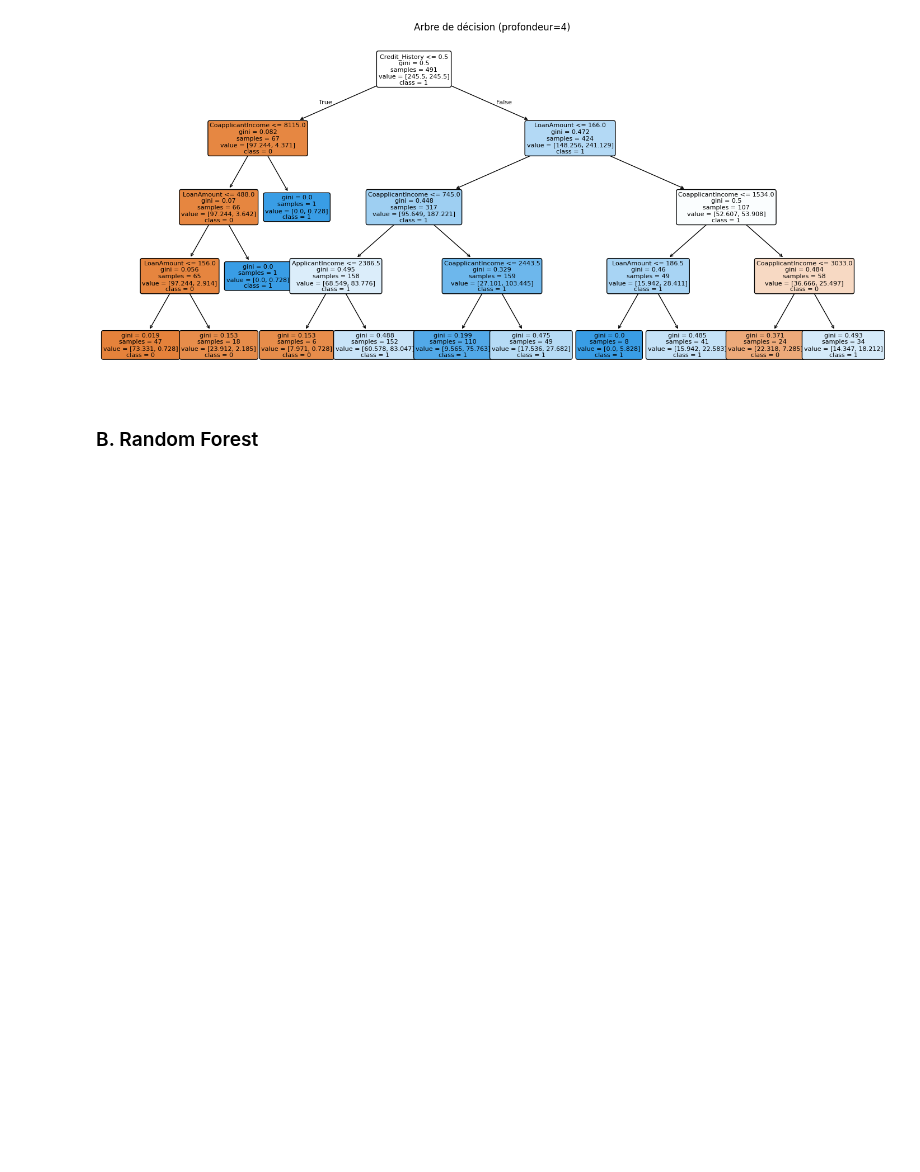
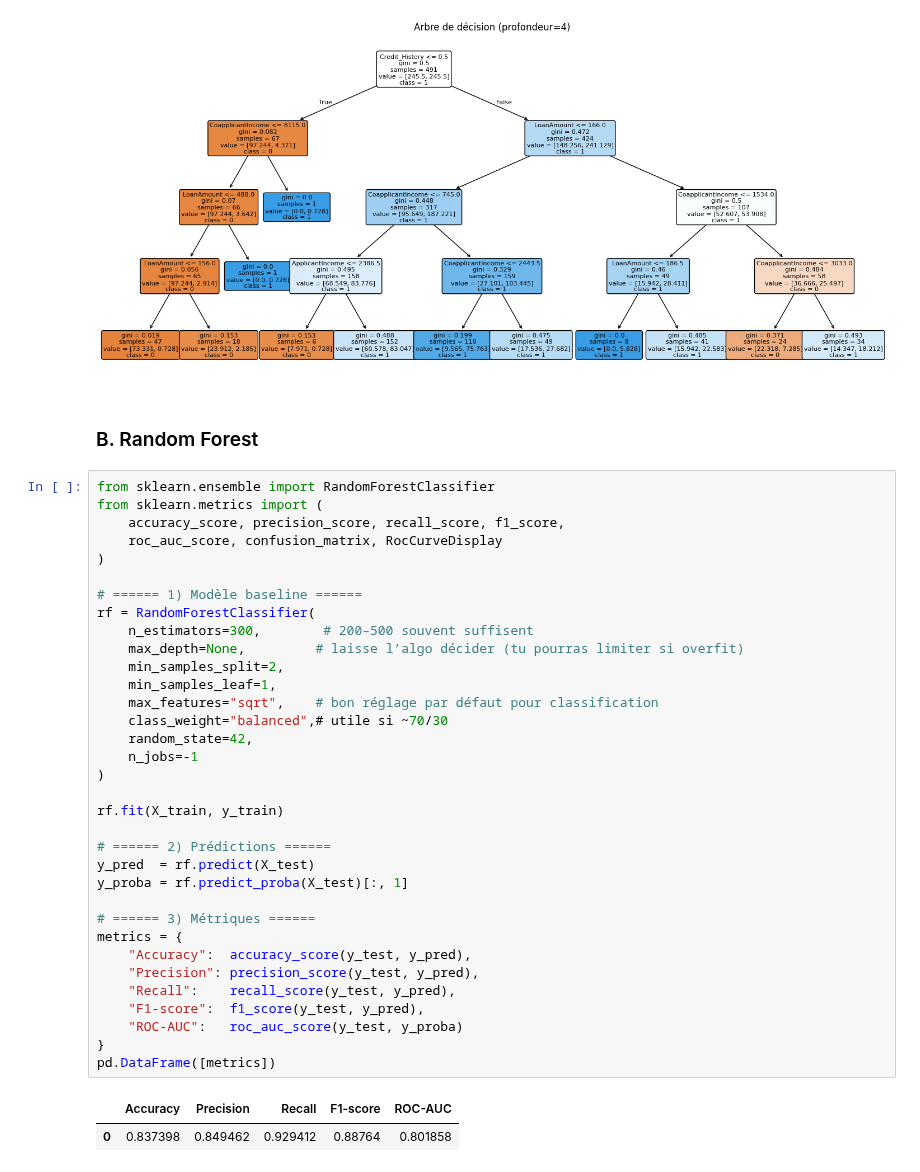
Before and after one commit to ach224/Prediction_eligibilite_pret_bancaire, a Jupyter notebook: Modelisation_Aicha.ipynb, the cells around one changed output. Cells and saved outputs as stored; diff of their text form; blank space fills up the shorter version.

```diff
--- a/Modelisation_Aicha.ipynb
+++ b/Modelisation_Aicha.ipynb
@@ -263,3 +263,40 @@ plt.show()
 [figure]
 # %% [markdown]
 ### B. Random Forest
+# %%
+from sklearn.ensemble import RandomForestClassifier
+from sklearn.metrics import (
+    accuracy_score, precision_score, recall_score, f1_score,
+    roc_auc_score, confusion_matrix, RocCurveDisplay
+)
+
+# ====== 1) Modèle baseline ======
+rf = RandomForestClassifier(
+    n_estimators=300,        # 200–500 souvent suffisent
+    max_depth=None,         # laisse l’algo décider (tu pourras limiter si overfit)
+    min_samples_split=2,
+    min_samples_leaf=1,
+    max_features="sqrt",    # bon réglage par défaut pour classification
+    class_weight="balanced",# utile si ~70/30
+    random_state=42,
+    n_jobs=-1
+)
+
+rf.fit(X_train, y_train)
+
+# ====== 2) Prédictions ======
+y_pred  = rf.predict(X_test)
+y_proba = rf.predict_proba(X_test)[:, 1]
+
+# ====== 3) Métriques ======
+metrics = {
+    "Accuracy":  accuracy_score(y_test, y_pred),
+    "Precision": precision_score(y_test, y_pred),
+    "Recall":    recall_score(y_test, y_pred),
+    "F1-score":  f1_score(y_test, y_pred),
+    "ROC-AUC":   roc_auc_score(y_test, y_proba)
+}
+pd.DataFrame([metrics])
+# %% [output]
+|  | Accuracy | Precision | Recall | F1-score | ROC-AUC |
+| 0 | 0.837398 | 0.849462 | 0.929412 | 0.88764 | 0.801858 |
```
Also changed, not shown: parts of 10 cells of this notebook.
